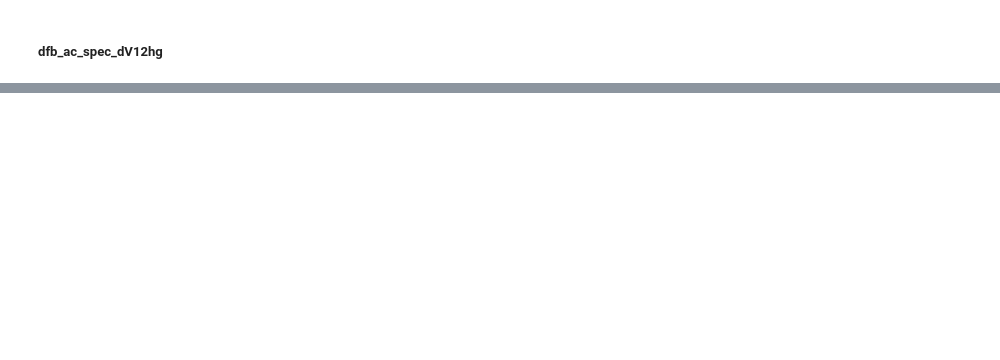
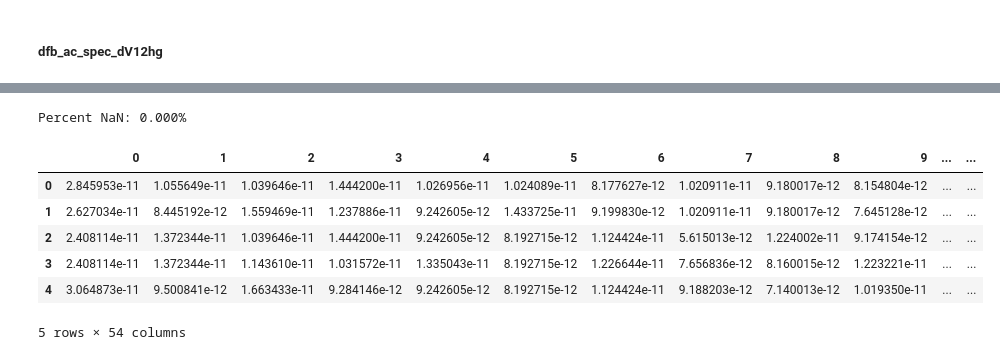
Before and after one commit to adamzhen/Project-Icarus-Official, a Jupyter notebook: pyspedas_data_analysis.ipynb, the cells around one changed output, grey strips where cells are left out. Cells and saved outputs as stored; diff of their text form; code cells hidden in the pictures; blank space fills up the shorter version.

```diff
--- a/pyspedas_data_analysis.ipynb
+++ b/pyspedas_data_analysis.ipynb
@@ -982,6 +1028,6 @@ print(fields_vars)
 # %%
 import pyspedas
 from pytplot import tplot
-fields_vars = pyspedas.psp.fields(trange=['2020-06-12', '2020-06-13'], datatype='dfb_ac_spec_dV12hg', level='l2', notplot=True, time_clip=False)
-print(fields_vars)
+ac_var = pyspedas.psp.fields(trange=['2020-06-12', '2020-06-13'], datatype='dfb_ac_spec_dV12hg', level='l2', notplot=True, time_clip=False)
+print(ac_var)
 # %% [output]
@@ -1004,3 +1050,17 @@ print(fields_vars)
         67968.75   , 72656.25   ],
        [  366.21094,   512.6953 ,   659.1797 , ..., 63281.25   ,
         67968.75   , 72656.25   ]], dtype=float32)}}
+# %%
+import pandas as pd
+acdata = pd.DataFrame(ac_var['psp_fld_l2_dfb_ac_spec_dV12hg']['y'])
+print(f'Percent NaN: {acdata.isna().sum().sum() / acdata.size * 100:.3f}%')
+acdata.head()
+# %% [output]
+Percent NaN: 0.000%
+|  | 0 | 1 | 2 | 3 | 4 | 5 | 6 | 7 | 8 | 9 | ... | ... |
+| 0 | 2.845953e-11 | 1.055649e-11 | 1.039646e-11 | 1.444200e-11 | 1.026956e-11 | 1.024089e-11 | 8.177627e-12 | 1.020911e-11 | 9.180017e-12 | 8.154804e-12 | ... | ... |
+| 1 | 2.627034e-11 | 8.445192e-12 | 1.559469e-11 | 1.237886e-11 | 9.242605e-12 | 1.433725e-11 | 9.199830e-12 | 1.020911e-11 | 9.180017e-12 | 7.645128e-12 | ... | ... |
+| 2 | 2.408114e-11 | 1.372344e-11 | 1.039646e-11 | 1.444200e-11 | 9.242605e-12 | 8.192715e-12 | 1.124424e-11 | 5.615013e-12 | 1.224002e-11 | 9.174154e-12 | ... | ... |
+| 3 | 2.408114e-11 | 1.372344e-11 | 1.143610e-11 | 1.031572e-11 | 1.335043e-11 | 8.192715e-12 | 1.226644e-11 | 7.656836e-12 | 8.160015e-12 | 1.223221e-11 | ... | ... |
+| 4 | 3.064873e-11 | 9.500841e-12 | 1.663433e-11 | 9.284146e-12 | 9.242605e-12 | 8.192715e-12 | 1.124424e-11 | 9.188203e-12 | 7.140013e-12 | 1.019350e-11 | ... | ... |
+5 rows × 54 columns
```
Also changed, not shown: parts of 12 cells of this notebook.
